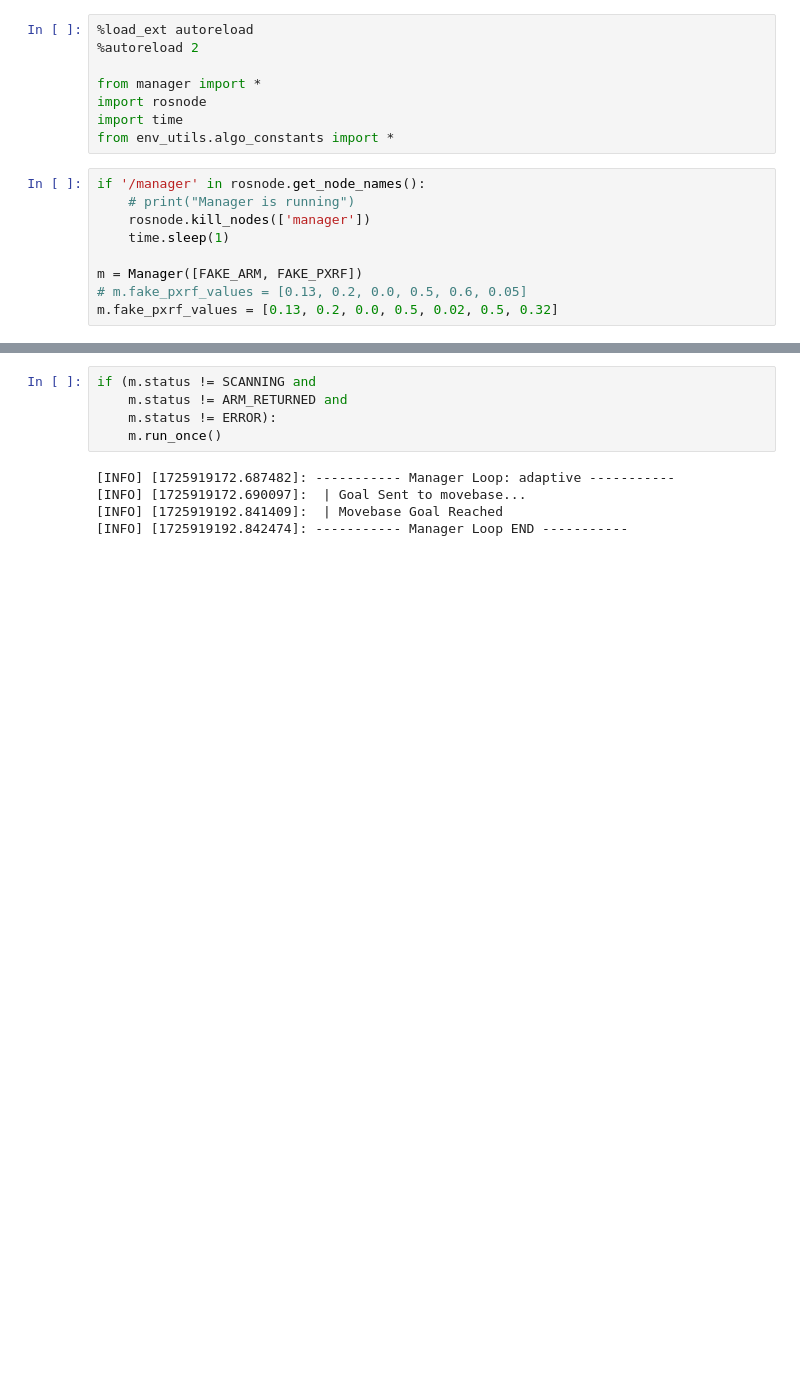
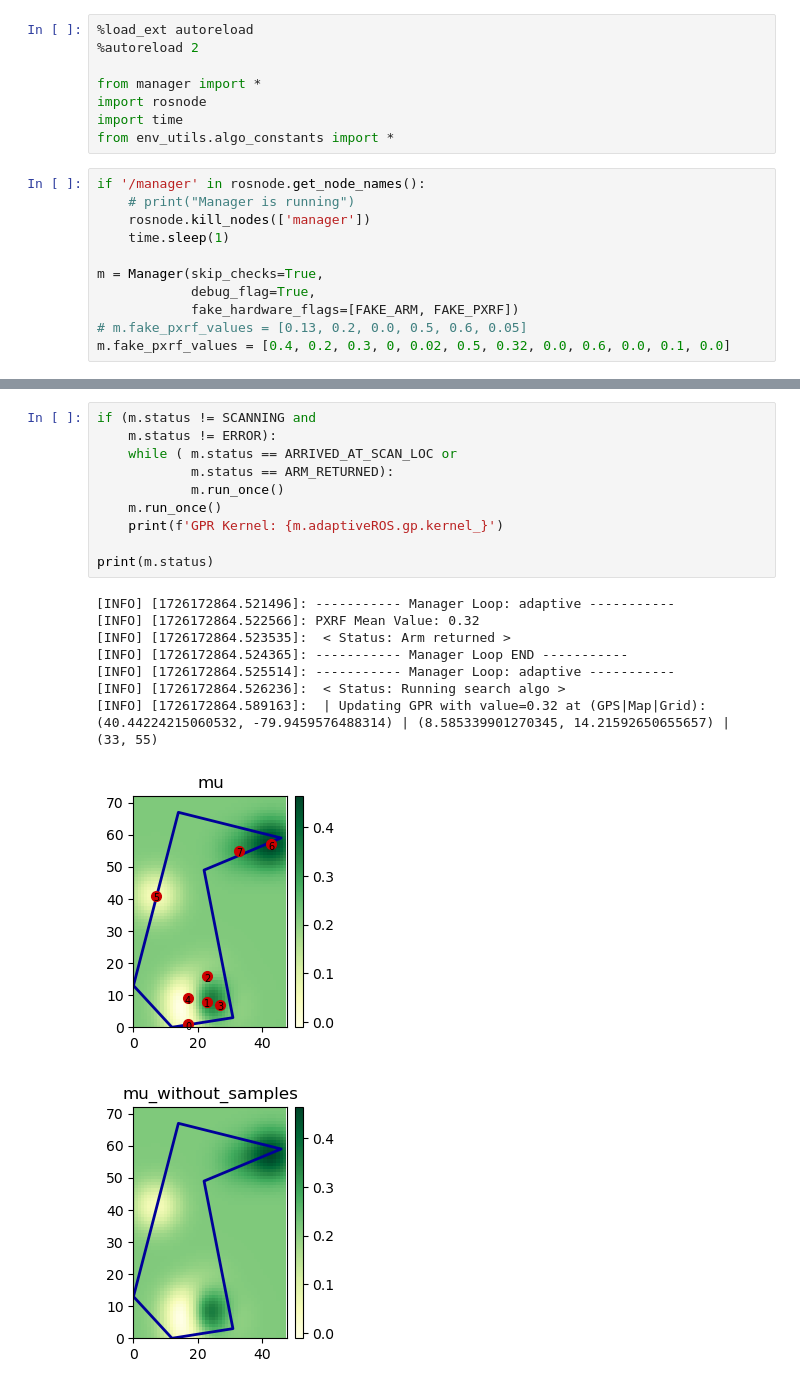
Before and after one commit to robomechanics/environmental_robot, a Jupyter notebook: autonomy_manager/src/manager_debug.ipynb, the cells around one changed output, grey strips where cells are left out. Cells and saved outputs as stored; diff of their text form; blank space fills up the shorter version.

```diff
--- a/autonomy_manager/src/manager_debug.ipynb
+++ b/autonomy_manager/src/manager_debug.ipynb
@@ -12,7 +12,9 @@ if '/manager' in rosnode.get_node_names():
     rosnode.kill_nodes(['manager'])
     time.sleep(1)
 
-m = Manager([FAKE_ARM, FAKE_PXRF])
+m = Manager(skip_checks=True,
+            debug_flag=True,
+            fake_hardware_flags=[FAKE_ARM, FAKE_PXRF])
 # m.fake_pxrf_values = [0.13, 0.2, 0.0, 0.5, 0.6, 0.05]
-m.fake_pxrf_values = [0.13, 0.2, 0.0, 0.5, 0.02, 0.5, 0.32]
+m.fake_pxrf_values = [0.4, 0.2, 0.3, 0, 0.02, 0.5, 0.32, 0.0, 0.6, 0.0, 0.1, 0.0]
 # %% [output]
@@ -36,10 +69,20 @@ m.fake_pxrf_values = [0.13, 0.2, 0.0, 0.5, 0.02, 0.5, 0.32]
 # %%
 if (m.status != SCANNING and
-    m.status != ARM_RETURNED and
     m.status != ERROR):
+    while ( m.status == ARRIVED_AT_SCAN_LOC or
+            m.status == ARM_RETURNED):
+            m.run_once()
     m.run_once()
+    print(f'GPR Kernel: {m.adaptiveROS.gp.kernel_}')
+
+print(m.status)
 # %% [output]
-[INFO] [1725919172.687482]: ----------- Manager Loop: adaptive -----------
-[INFO] [1725919172.690097]:  | Goal Sent to movebase...
-[INFO] [1725919192.841409]:  | Movebase Goal Reached
-[INFO] [1725919192.842474]: ----------- Manager Loop END -----------
+[INFO] [1726172864.521496]: ----------- Manager Loop: adaptive -----------
+[INFO] [1726172864.522566]: PXRF Mean Value: 0.32
+[INFO] [1726172864.523535]:  < Status: Arm returned >
+[INFO] [1726172864.524365]: ----------- Manager Loop END -----------
+[INFO] [1726172864.525514]: ----------- Manager Loop: adaptive -----------
+[INFO] [1726172864.526236]:  < Status: Running search algo >
+[INFO] [1726172864.589163]:  | Updating GPR with value=0.32 at (GPS|Map|Grid): (40.44224215060532, -79.9459576488314) | (8.585339901270345, 14.21592650655657) | (33, 55)
+[figure, added]
+[figure, added]
```
Also changed, not shown: parts of 12 cells of this notebook.
